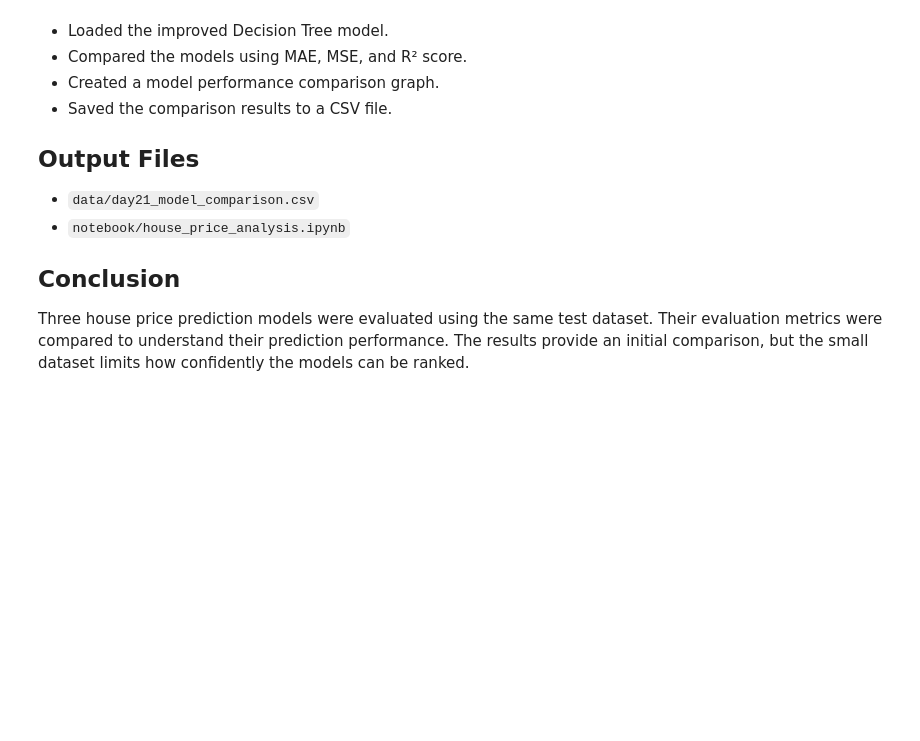
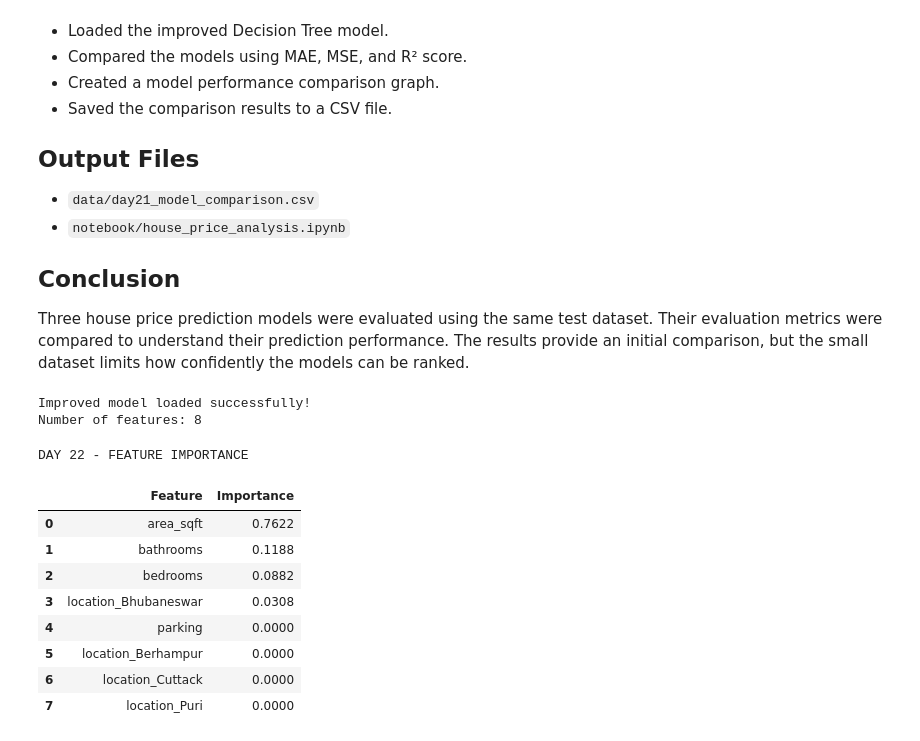
Before and after one commit to gyanaranjanj360-debug/Python-internship, a Jupyter notebook: notebook/house_price_analysis.ipynb, the cells around one changed output. Cells and saved outputs as stored; diff of their text form; code cells hidden in the pictures; blank space fills up the shorter version.

```diff
--- a/notebook/house_price_analysis.ipynb
+++ b/notebook/house_price_analysis.ipynb
@@ -2950,3 +2950,46 @@ SyntaxError: invalid character '²' (U+00B2) (176084104.py, line 11)
 ## Conclusion
 
 Three house price prediction models were evaluated using the same test dataset. Their evaluation metrics were compared to understand their prediction performance. The results provide an initial comparison, but the small dataset limits how confidently the models can be ranked.
+# %%
+import pandas as pd
+import joblib
+
+# Load the improved Decision Tree model
+improved_model = joblib.load(
+    "../src/improved_house_price_model.pkl"
+)
+
+# Load the feature names
+feature_columns = joblib.load(
+    "../src/feature_columns.pkl"
+)
+
+print("Improved model loaded successfully!")
+print("Number of features:", len(feature_columns))
+# %% [output]
+Improved model loaded successfully!
+Number of features: 8
+# %%
+importance_df = pd.DataFrame({
+    "Feature": feature_columns,
+    "Importance": improved_model.feature_importances_
+})
+
+importance_df = importance_df.sort_values(
+    by="Importance",
+    ascending=False
+).reset_index(drop=True)
+
+print("DAY 22 - FEATURE IMPORTANCE")
+display(importance_df.round(4))
+# %% [output]
+DAY 22 - FEATURE IMPORTANCE
+|  | Feature | Importance |
+| 0 | area_sqft | 0.7622 |
+| 1 | bathrooms | 0.1188 |
+| 2 | bedrooms | 0.0882 |
+| 3 | location_Bhubaneswar | 0.0308 |
+| 4 | parking | 0.0000 |
+| 5 | location_Berhampur | 0.0000 |
+| 6 | location_Cuttack | 0.0000 |
+| 7 | location_Puri | 0.0000 |
```
Also changed, not shown: parts of 3 cells of this notebook, 1 other file.
